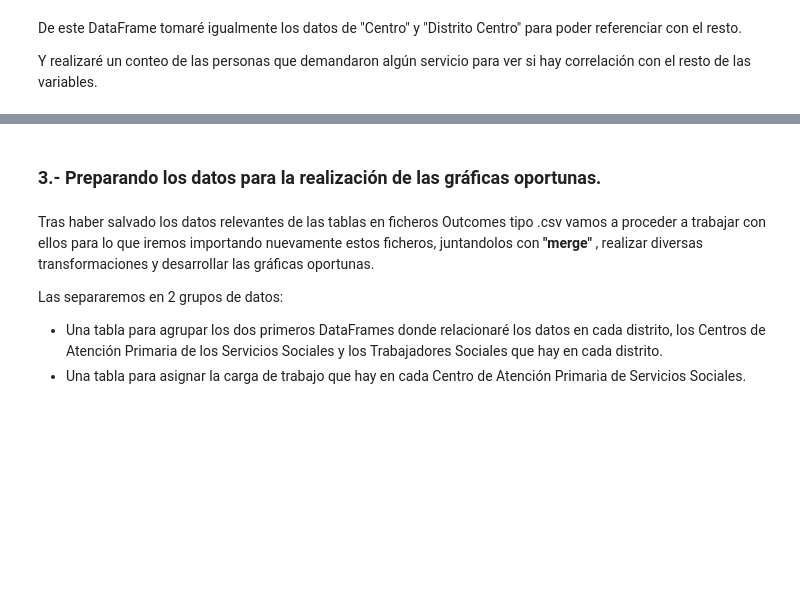
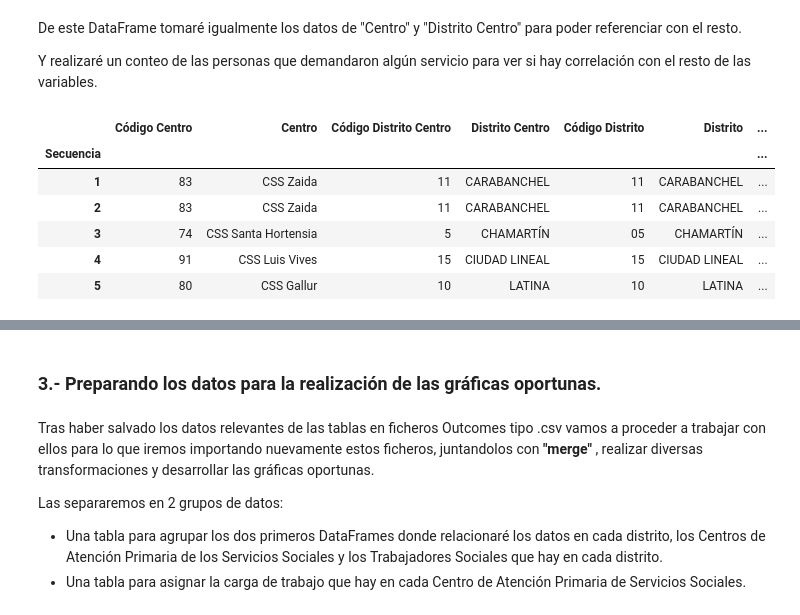
Before and after one commit to 75Engel/Estimacion_tipologia_usuarios_Servicios_Sociales_Ayto_Madrid, a Jupyter notebook: Notebooks/Notebook_1.ipynb, the cells around one changed output, grey strips where cells are left out. Saved outputs shown, nothing was run; the diff lists cells and outputs as text; code cells hidden in the pictures; blank space fills up the shorter version.

```diff
--- a/Notebooks/Notebook_1.ipynb
+++ b/Notebooks/Notebook_1.ipynb
@@ -171,0 +123,12 @@ df_5.to_csv('data\Outcomes\df_5.csv',header=True,index=False)
+# %%
+df_6=pd.read_csv("E:\Bootcamp_22\Javier\Repositorios\Machine_Learning\data\Incomes\servicios_sociales_urgencias_2021.csv",sep=';',encoding='ISO-8859-1',index_col='Secuencia')
+# Habría que ver si los datos que aparecen aqui están incluidos o no en el df_5
+df_6.head()
+# %% [output]
+|  | Código Centro | Centro | Código Distrito Centro | Distrito Centro | Código Distrito | Distrito | ... |
+| Secuencia |  |  |  |  |  |  | ... |
+| 1 | 83 | CSS Zaida | 11 | CARABANCHEL | 11 | CARABANCHEL | ... |
+| 2 | 83 | CSS Zaida | 11 | CARABANCHEL | 11 | CARABANCHEL | ... |
+| 3 | 74 | CSS Santa Hortensia | 5 | CHAMARTÍN | 05 | CHAMARTÍN | ... |
+| 4 | 91 | CSS Luis Vives | 15 | CIUDAD LINEAL | 15 | CIUDAD LINEAL | ... |
+| 5 | 80 | CSS Gallur | 10 | LATINA | 10 | LATINA | ... |
```
Also changed, not shown: parts of 29 cells of this notebook, 4 other files.
